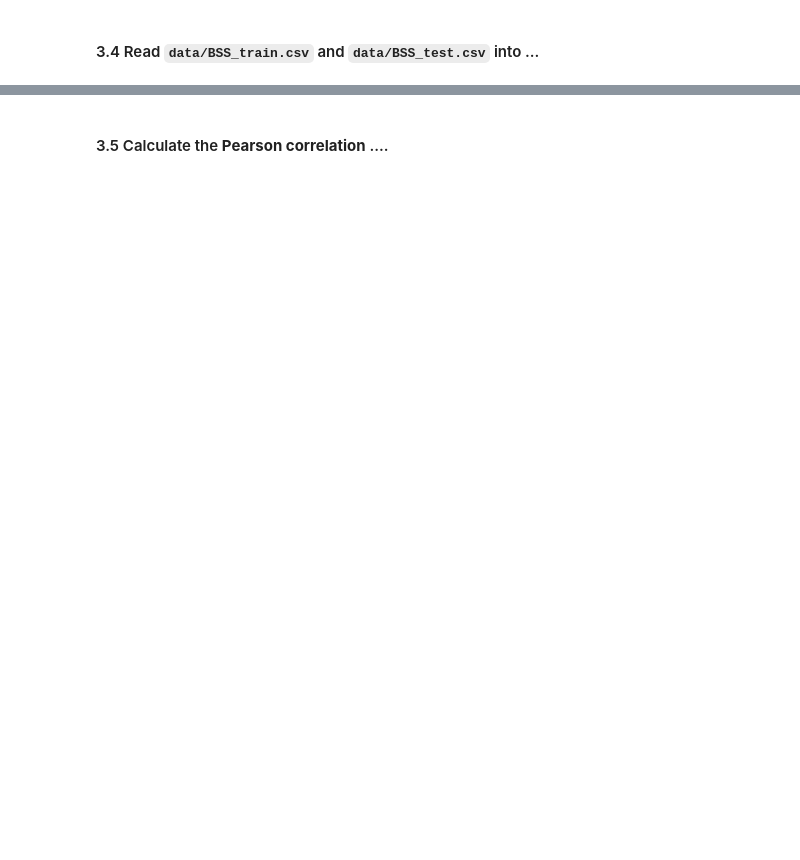
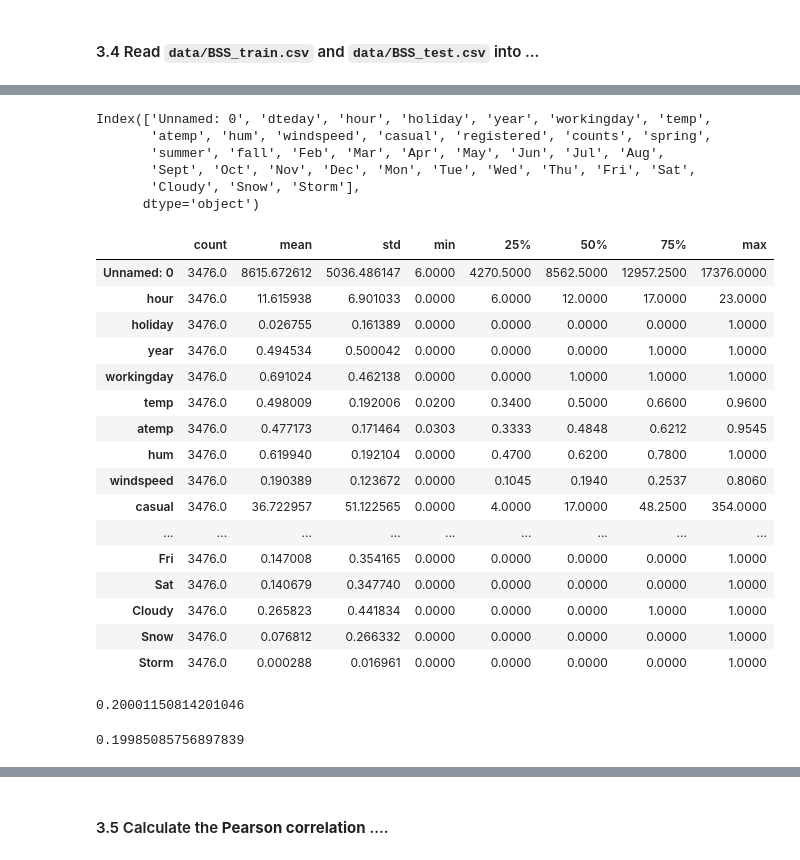
Before and after one commit to lucasresck/foundations-of-data-science, a Jupyter notebook: cs109a_hw3/cs109a_hw3.ipynb, the cells around one changed output, grey strips where cells are left out. Cells and saved outputs as stored; diff of their text form; code cells hidden in the pictures; blank space fills up the shorter version.

```diff
--- a/cs109a_hw3/cs109a_hw3.ipynb
+++ b/cs109a_hw3/cs109a_hw3.ipynb
@@ -617,0 +706,29 @@ Your answer here
+# %%
+BSS_test.columns
+# %% [output]
+Index(['Unnamed: 0', 'dteday', 'hour', 'holiday', 'year', 'workingday', 'temp',
+       'atemp', 'hum', 'windspeed', 'casual', 'registered', 'counts', 'spring',
+       'summer', 'fall', 'Feb', 'Mar', 'Apr', 'May', 'Jun', 'Jul', 'Aug',
+       'Sept', 'Oct', 'Nov', 'Dec', 'Mon', 'Tue', 'Wed', 'Thu', 'Fri', 'Sat',
+       'Cloudy', 'Snow', 'Storm'],
+      dtype='object')
+# %%
+BSS_test.describe().transpose()
+# %% [output]
+|  | count | mean | std | min | 25% | 50% | 75% | max |
+| Unnamed: 0 | 3476.0 | 8615.672612 | 5036.486147 | 6.0000 | 4270.5000 | 8562.5000 | 12957.2500 | 17376.0000 |
+| hour | 3476.0 | 11.615938 | 6.901033 | 0.0000 | 6.0000 | 12.0000 | 17.0000 | 23.0000 |
+| holiday | 3476.0 | 0.026755 | 0.161389 | 0.0000 | 0.0000 | 0.0000 | 0.0000 | 1.0000 |
+| year | 3476.0 | 0.494534 | 0.500042 | 0.0000 | 0.0000 | 0.0000 | 1.0000 | 1.0000 |
+| workingday | 3476.0 | 0.691024 | 0.462138 | 0.0000 | 0.0000 | 1.0000 | 1.0000 | 1.0000 |
+| temp | 3476.0 | 0.498009 | 0.192006 | 0.0200 | 0.3400 | 0.5000 | 0.6600 | 0.9600 |
+| atemp | 3476.0 | 0.477173 | 0.171464 | 0.0303 | 0.3333 | 0.4848 | 0.6212 | 0.9545 |
+| hum | 3476.0 | 0.619940 | 0.192104 | 0.0000 | 0.4700 | 0.6200 | 0.7800 | 1.0000 |
+| windspeed | 3476.0 | 0.190389 | 0.123672 | 0.0000 | 0.1045 | 0.1940 | 0.2537 | 0.8060 |
+| casual | 3476.0 | 36.722957 | 51.122565 | 0.0000 | 4.0000 | 17.0000 | 48.2500 | 354.0000 |
+| ... | ... | ... | ... | ... | ... | ... | ... | ... |
+| Fri | 3476.0 | 0.147008 | 0.354165 | 0.0000 | 0.0000 | 0.0000 | 0.0000 | 1.0000 |
+| Sat | 3476.0 | 0.140679 | 0.347740 | 0.0000 | 0.0000 | 0.0000 | 0.0000 | 1.0000 |
+| Cloudy | 3476.0 | 0.265823 | 0.441834 | 0.0000 | 0.0000 | 0.0000 | 1.0000 | 1.0000 |
+| Snow | 3476.0 | 0.076812 | 0.266332 | 0.0000 | 0.0000 | 0.0000 | 0.0000 | 1.0000 |
+| Storm | 3476.0 | 0.000288 | 0.016961 | 0.0000 | 0.0000 | 0.0000 | 0.0000 | 1.0000 |
@@ -617,0 +739,10 @@ Your answer here
+# %%
+# The test_size
+len(BSS_test)/(len(BSS_test) + len(BSS_train))
+# %% [output]
+0.20001150814201046
+# %%
+# Percentage of February months in test data (very close to test_size)
+(BSS_test.Feb == 1).sum()/((BSS_test.Feb == 1).sum() + (BSS_train.Feb == 1).sum())
+# %% [output]
+0.19985085756897839
```
Also changed, not shown: parts of 43 cells of this notebook.
